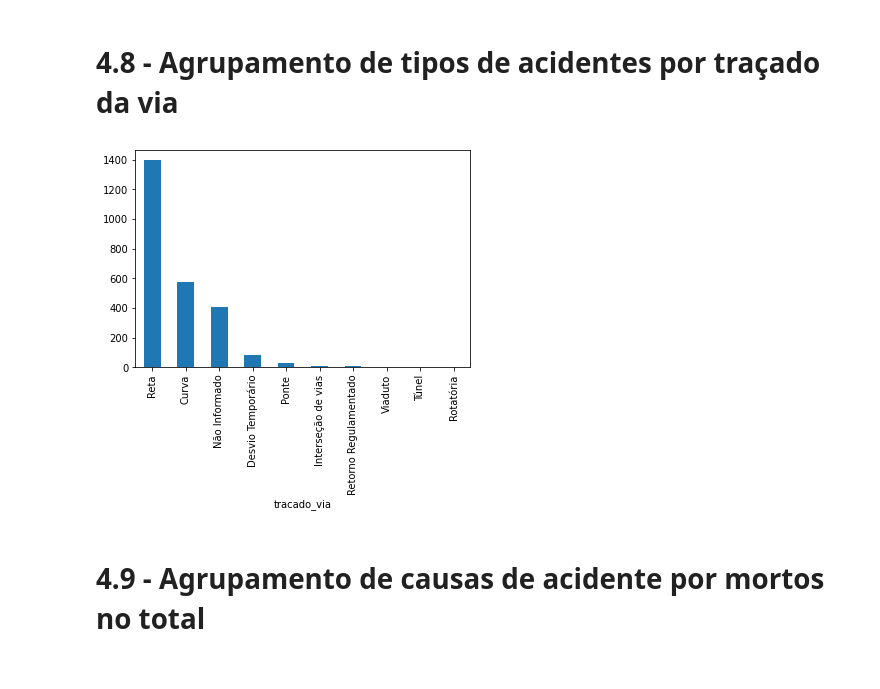
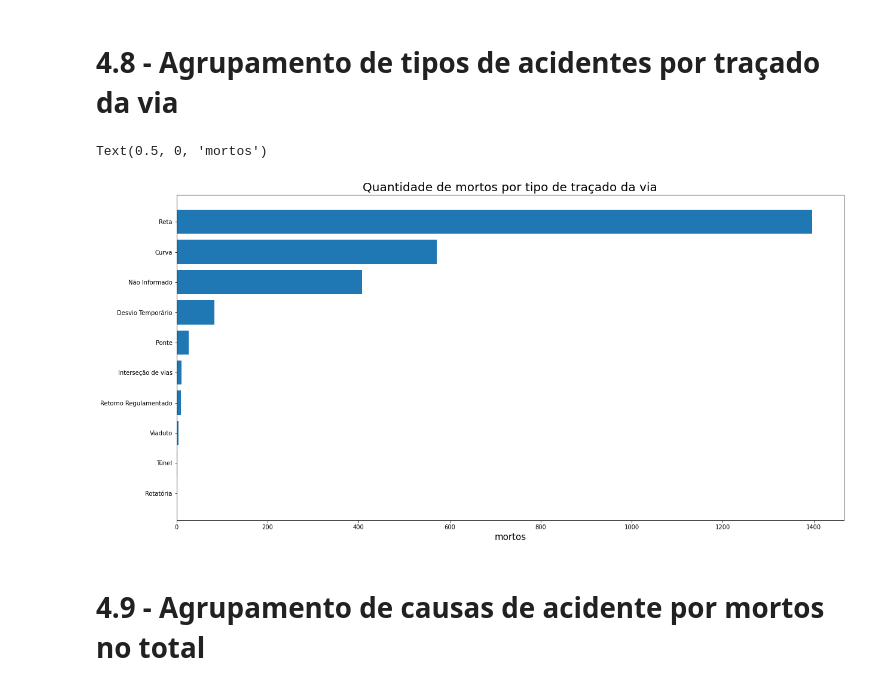
Before and after one commit to RenoirSampaio/DS-FinalProject, a Jupyter notebook: DS_FinalProject.ipynb, the cells around one changed output. Drawn from its saved outputs; the diff is of its cells as text; code cells hidden in the pictures.

Commit message:
Comentários e edições nos plots

```diff
--- a/DS_FinalProject.ipynb
+++ b/DS_FinalProject.ipynb
@@ -247,8 +257,15 @@ df.groupby("tipo_acidente")["mortos"].sum().sort_values(ascending=False).plot.ba
 # 4.8 - Agrupamento de tipos de acidentes por traçado da via
 # %%
 df_prov = df.loc[df['tipo_acidente'] == 'Colisão frontal']
-df_prov = df_prov.groupby("tracado_via")["mortos"].sum().sort_values(ascending=False).plot.bar()
+plt.figure(figsize=(20,10))
+ax = df_prov.groupby("tracado_via")["mortos"].sum().sort_values(ascending=True) #.plot.bar()
+y = ax.index
+x = ax.values
+plt.barh(y,x)
+plt.title('Quantidade de mortos por tipo de traçado da via',fontsize=20)
+plt.xlabel('mortos',fontsize=15)
 # %% [output]
+Text(0.5, 0, 'mortos')
-[figure, old version]
+[figure, new version]
 # %% [markdown]
 # 4.9 - Agrupamento de causas de acidente por mortos no total
```
Also changed, not shown: parts of 37 cells of this notebook, 1 other file.
